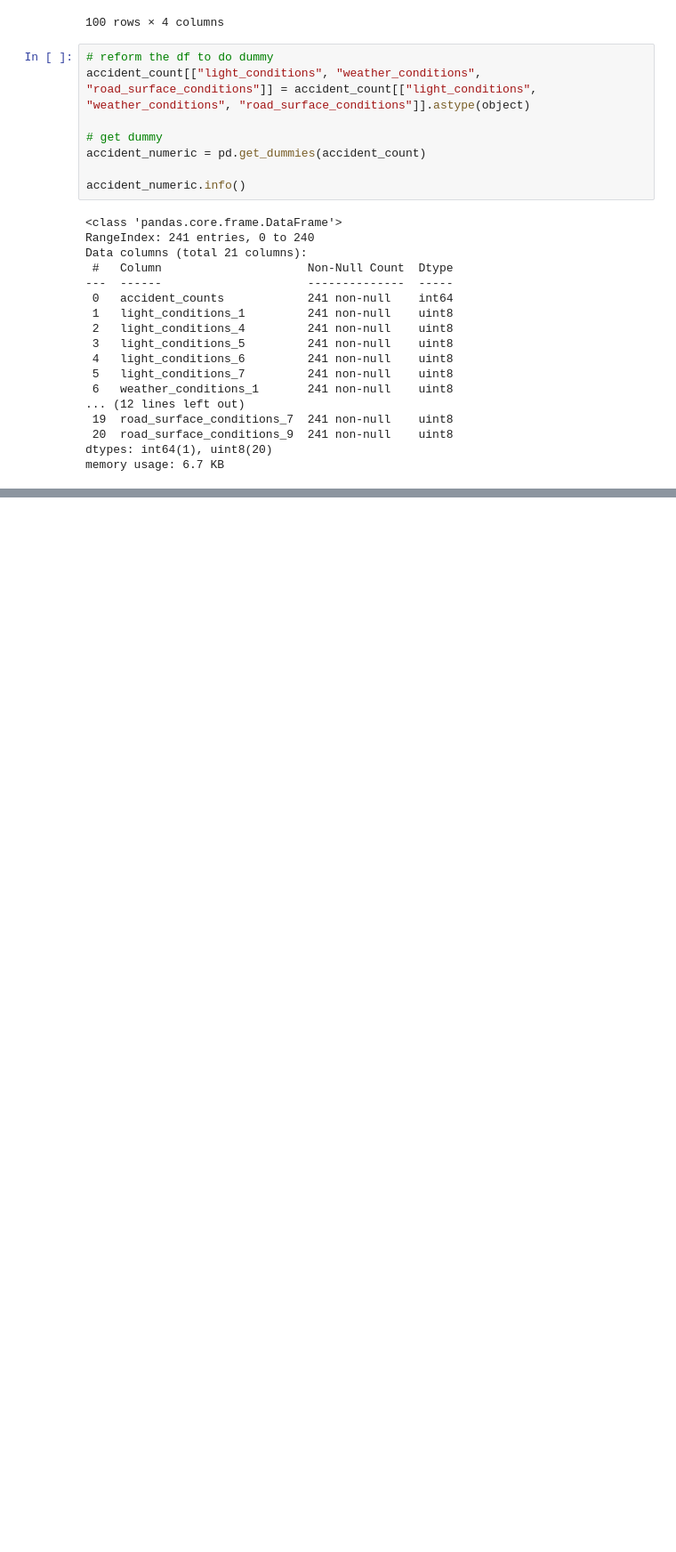
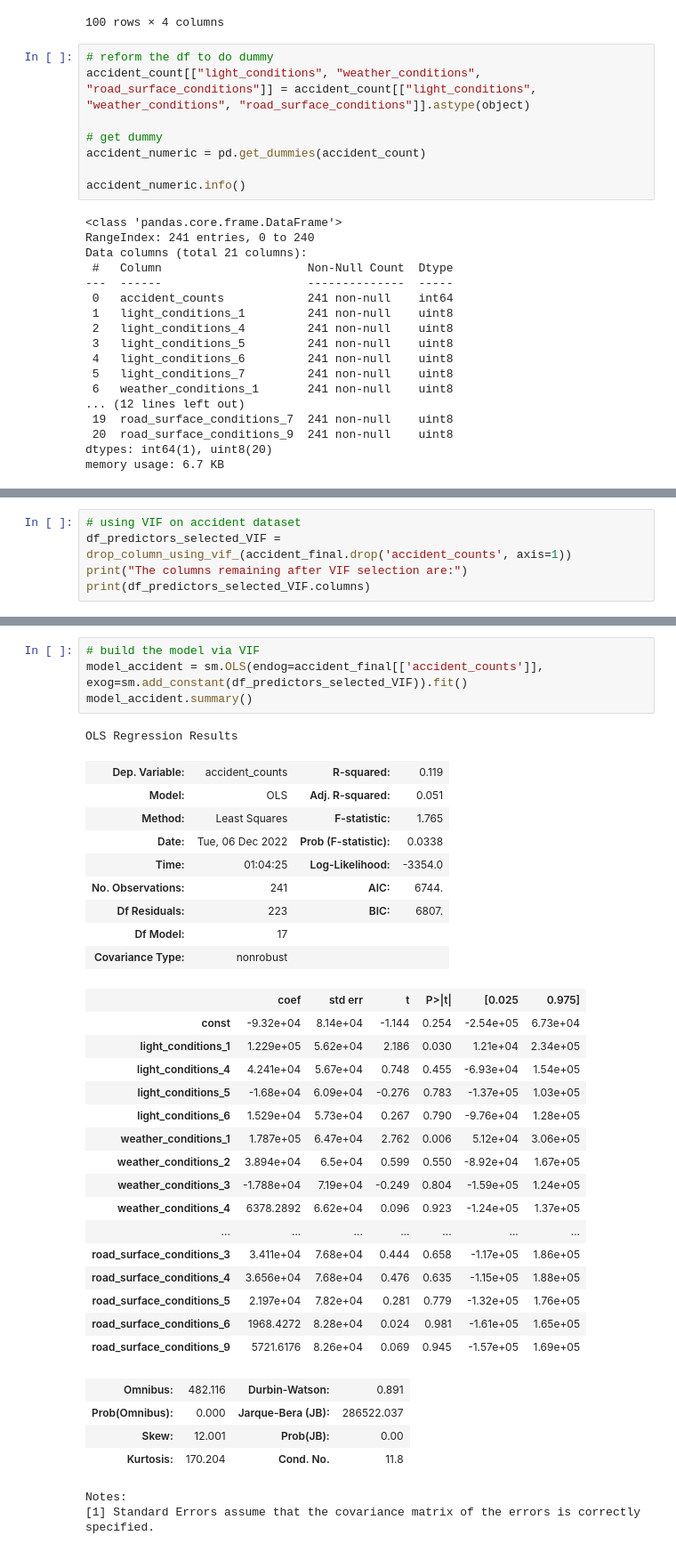
Before and after one commit to X-Fan-Jack/CASA05_quantitative_methods, a Jupyter notebook: qm_presentation_Multiple_Regression.ipynb, the cells around one changed output, grey strips where cells are left out. Shown at 89% size. Cells and saved outputs as stored; diff of their text form; blank space fills up the shorter version.

Commit message:
Finish the model building

```diff
--- a/qm_presentation_Multiple_Regression.ipynb
+++ b/qm_presentation_Multiple_Regression.ipynb
@@ -132,0 +194,5 @@ Text(0.5, 1.0, 'Correlation Matrix')
+# %%
+# using VIF on accident dataset
+df_predictors_selected_VIF = drop_column_using_vif_(accident_final.drop('accident_counts', axis=1))
+print("The columns remaining after VIF selection are:")
+print(df_predictors_selected_VIF.columns)
@@ -132,0 +209,37 @@ Text(0.5, 1.0, 'Correlation Matrix')
+# %%
+# build the model via VIF
+model_accident = sm.OLS(endog=accident_final[['accident_counts']], exog=sm.add_constant(df_predictors_selected_VIF)).fit()
+model_accident.summary()
+# %% [output]
+OLS Regression Results
+| Dep. Variable: | accident_counts | R-squared: | 0.119 |
+| Model: | OLS | Adj. R-squared: | 0.051 |
+| Method: | Least Squares | F-statistic: | 1.765 |
+| Date: | Tue, 06 Dec 2022 | Prob (F-statistic): | 0.0338 |
+| Time: | 01:04:25 | Log-Likelihood: | -3354.0 |
+| No. Observations: | 241 | AIC: | 6744. |
+| Df Residuals: | 223 | BIC: | 6807. |
+| Df Model: | 17 |  |  |
+| Covariance Type: | nonrobust |  |  |
+|  | coef | std err | t | P>|t| | [0.025 | 0.975] |
+| const | -9.32e+04 | 8.14e+04 | -1.144 | 0.254 | -2.54e+05 | 6.73e+04 |
+| light_conditions_1 | 1.229e+05 | 5.62e+04 | 2.186 | 0.030 | 1.21e+04 | 2.34e+05 |
+| light_conditions_4 | 4.241e+04 | 5.67e+04 | 0.748 | 0.455 | -6.93e+04 | 1.54e+05 |
+| light_conditions_5 | -1.68e+04 | 6.09e+04 | -0.276 | 0.783 | -1.37e+05 | 1.03e+05 |
+| light_conditions_6 | 1.529e+04 | 5.73e+04 | 0.267 | 0.790 | -9.76e+04 | 1.28e+05 |
+| weather_conditions_1 | 1.787e+05 | 6.47e+04 | 2.762 | 0.006 | 5.12e+04 | 3.06e+05 |
+| weather_conditions_2 | 3.894e+04 | 6.5e+04 | 0.599 | 0.550 | -8.92e+04 | 1.67e+05 |
+| weather_conditions_3 | -1.788e+04 | 7.19e+04 | -0.249 | 0.804 | -1.59e+05 | 1.24e+05 |
+| weather_conditions_4 | 6378.2892 | 6.62e+04 | 0.096 | 0.923 | -1.24e+05 | 1.37e+05 |
+| ... | ... | ... | ... | ... | ... | ... |
+| road_surface_conditions_3 | 3.411e+04 | 7.68e+04 | 0.444 | 0.658 | -1.17e+05 | 1.86e+05 |
+| road_surface_conditions_4 | 3.656e+04 | 7.68e+04 | 0.476 | 0.635 | -1.15e+05 | 1.88e+05 |
+| road_surface_conditions_5 | 2.197e+04 | 7.82e+04 | 0.281 | 0.779 | -1.32e+05 | 1.76e+05 |
+| road_surface_conditions_6 | 1968.4272 | 8.28e+04 | 0.024 | 0.981 | -1.61e+05 | 1.65e+05 |
+| road_surface_conditions_9 | 5721.6176 | 8.26e+04 | 0.069 | 0.945 | -1.57e+05 | 1.69e+05 |
+| Omnibus: | 482.116 | Durbin-Watson: | 0.891 |
+| Prob(Omnibus): | 0.000 | Jarque-Bera (JB): | 286522.037 |
+| Skew: | 12.001 | Prob(JB): | 0.00 |
+| Kurtosis: | 170.204 | Cond. No. | 11.8 |
+Notes:
+[1] Standard Errors assume that the covariance matrix of the errors is correctly specified.
```
Also changed, not shown: parts of 4 cells of this notebook.
